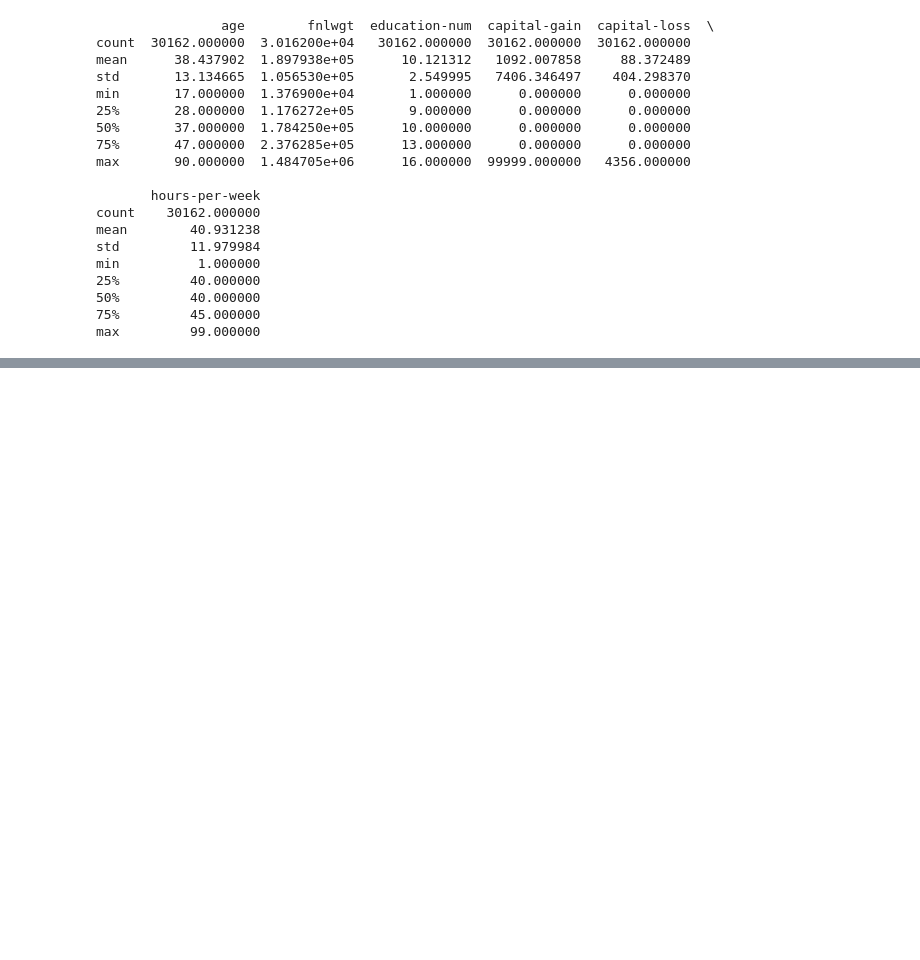
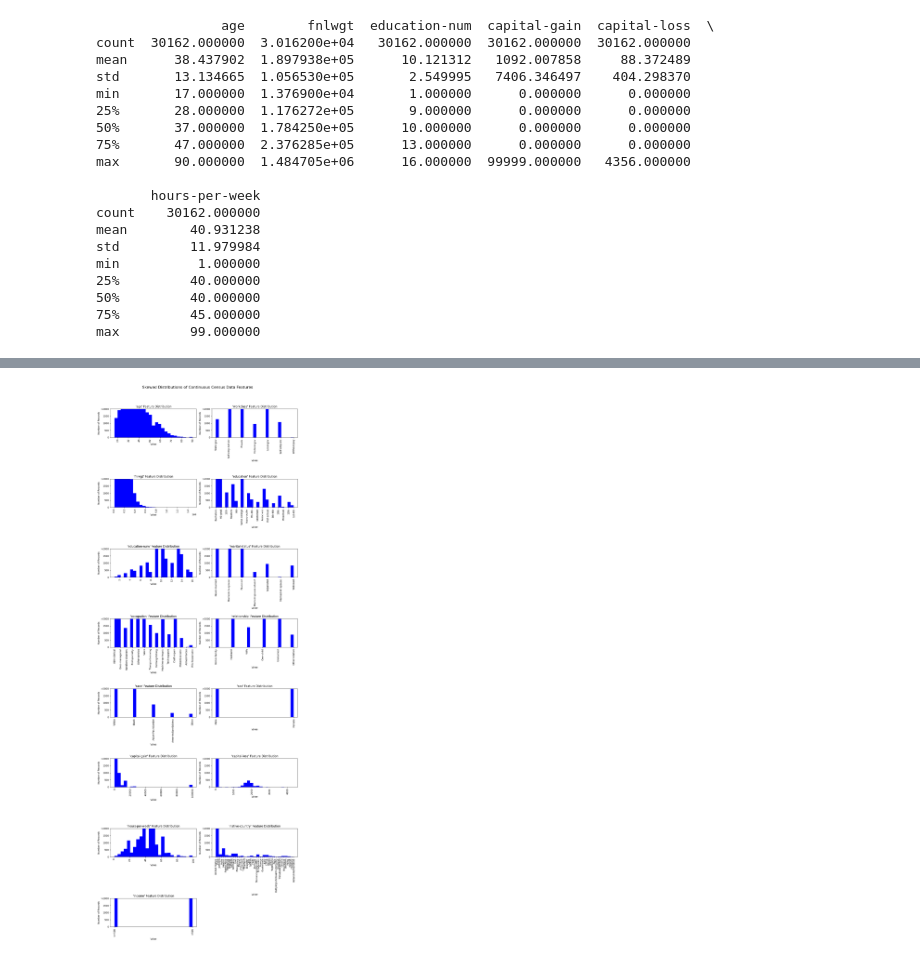
Before and after one commit to Marty808s/STATNICE-SZZ-PB_SZZ-VB, a Jupyter notebook: PI/USU/USU_2.ipynb, the cells around one changed output, grey strips where cells are left out. Saved outputs shown, nothing was run; the diff lists cells and outputs as text; code cells hidden in the pictures; blank space fills up the shorter version.

```diff
--- a/PI/USU/USU_2.ipynb
+++ b/PI/USU/USU_2.ipynb
@@ -224,3 +310,30 @@ plt.show()
+# %%
+# zobrazení distribuce
+import matplotlib.pyplot as plt
+import math
+
+n_cols = 2   # kolik grafů vedle sebe
+n_rows = math.ceil(len(adults.columns) / n_cols) #nejblizší int
+
+fig = plt.figure(figsize=(12, n_rows * 4))
+
+for i, col in enumerate(adults.columns):
+    ax = fig.add_subplot(n_rows, n_cols, i + 1)
+    ax.hist(adults[col], bins=25, color='blue')
+    ax.set_title(f"'{col}' Feature Distribution", fontsize=12)
+    ax.set_xlabel("Value")
+    ax.tick_params(axis='x', labelrotation=90)
+    ax.set_ylabel("Number of Records")
+    ax.set_ylim((0, 2000))
+    ax.set_yticks([0, 500, 1000, 1500, 2000])
+    ax.set_yticklabels([0, 500, 1000, 1500, ">2000"])
+
+fig.suptitle("Distributions of Continuous Census Data Features",
+             fontsize=16, y=1.02)
+plt.tight_layout()
+plt.show()
+# %% [output]
+[figure, added]
 # %%
 # Separace - X a Y cíl, - kombinace kodovani
 X = adults.drop(columns='income')
```
Also changed, not shown: parts of 15 cells of this notebook.
